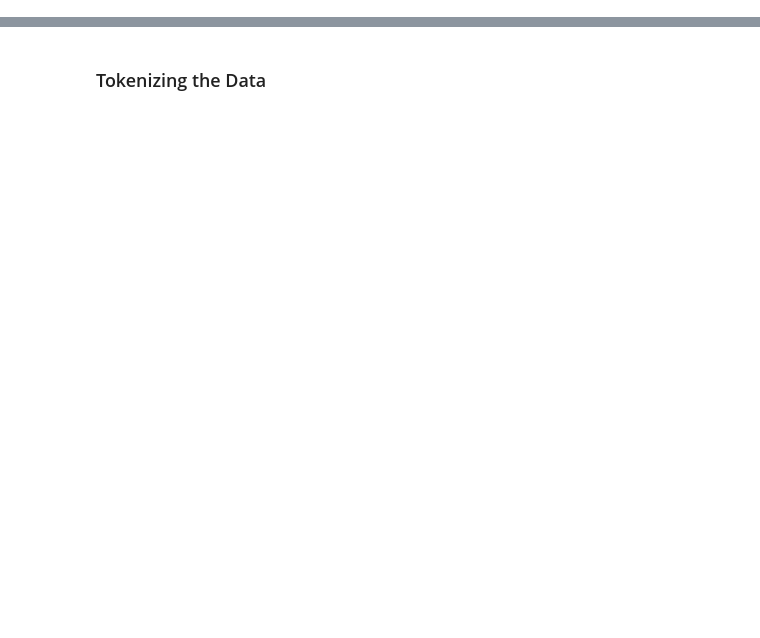
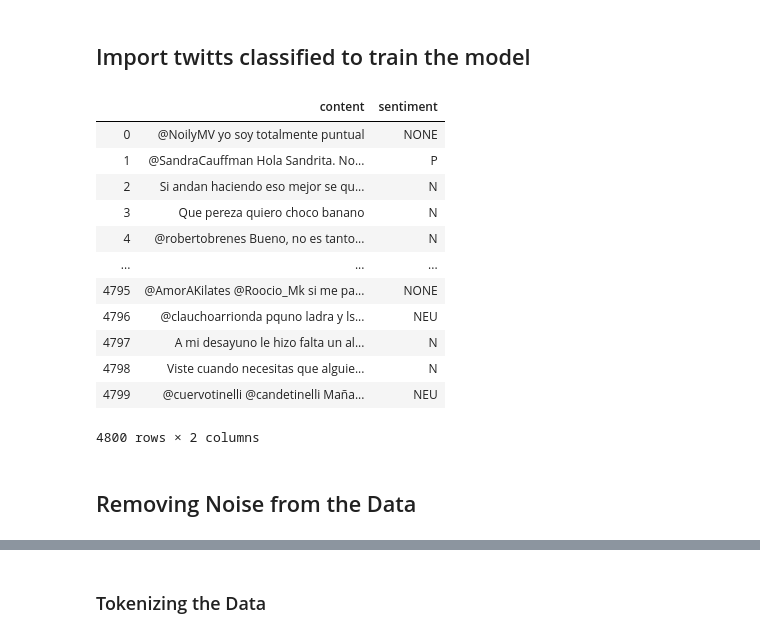
Before and after one commit to gachet/covid19-1, a Jupyter notebook: 3 - Train sentiment analysis model.ipynb, the cells around one changed output, grey strips where cells are left out. Drawn from its saved outputs; the diff is of its cells as text; code cells hidden in the pictures; blank space fills up the shorter version.

```diff
--- a/3 - Train sentiment analysis model.ipynb
+++ b/3 - Train sentiment analysis model.ipynb
@@ -0,0 +10,2 @@
+# %% [markdown]
+## Import twitts classified to train the model
@@ -0,0 +14,36 @@
+# %%
+df_tweets_classified = pd.DataFrame()
+columns = ["content","sentiment"]
+df_tweets_classified = pd.DataFrame(columns = columns)
+
+raw_data_path = r'data/raw/*TASS2019*.xml'
+xml_files = glob(raw_data_path)
+xml_files
+
+for files in xml_files:
+    tree = etree.parse(files)
+    root = tree.getroot()
+
+    for node in root:
+        tweet = node.attrib.get("tweet")
+        content = node.find("content").text if node is not None else None
+        sentiment = node.find("sentiment/polarity/value").text if node is not None else None
+        df_tweets_classified = df_tweets_classified.append(pd.Series([content,sentiment], index = columns), ignore_index = True)
+
+df_tweets_classified
+# %% [output]
+|  | content | sentiment |
+| 0 | @NoilyMV yo soy totalmente puntual | NONE |
+| 1 | @SandraCauffman Hola Sandrita. No... | P |
+| 2 | Si andan haciendo eso mejor se qu... | N |
+| 3 | Que pereza quiero choco banano | N |
+| 4 | @robertobrenes Bueno, no es tanto... | N |
+| ... | ... | ... |
+| 4795 | @AmorAKilates @Roocio_Mk si me pa... | NONE |
+| 4796 | @clauchoarrionda pquno ladra y ls... | NEU |
+| 4797 | A mi desayuno le hizo falta un al... | N |
+| 4798 | Viste cuando necesitas que alguie... | N |
+| 4799 | @cuervotinelli @candetinelli Maña... | NEU |
+4800 rows × 2 columns
+# %% [markdown]
+## Removing Noise from the Data
```
Also changed, not shown: parts of 39 cells of this notebook, 1 other file.
